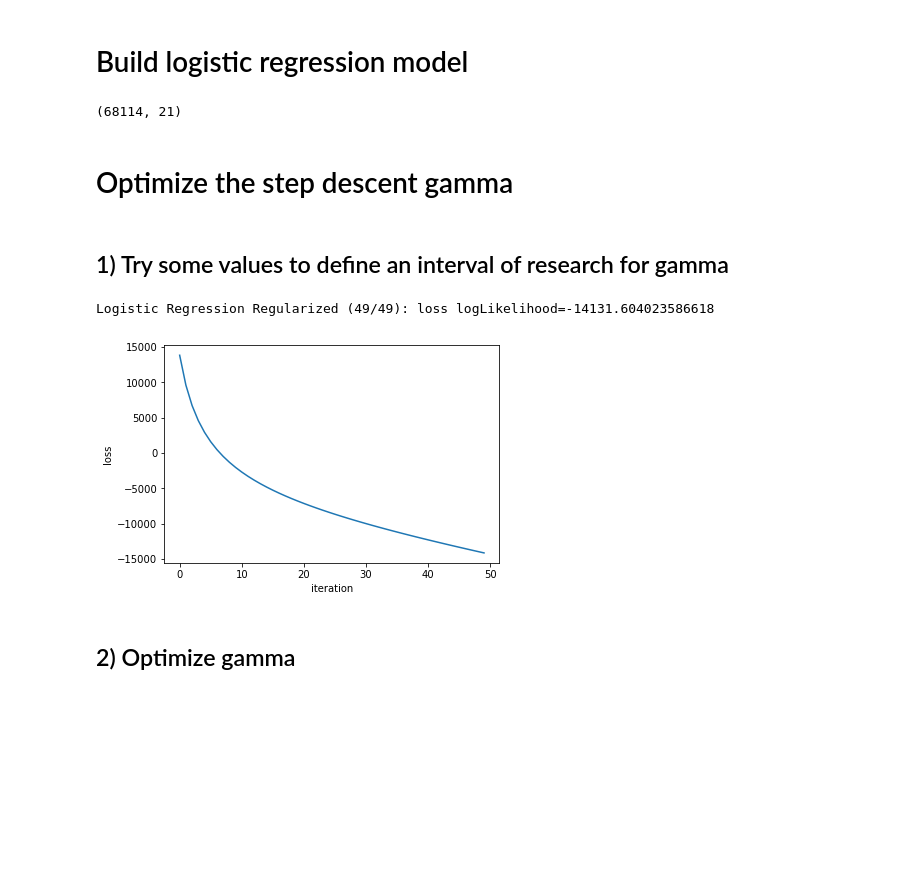
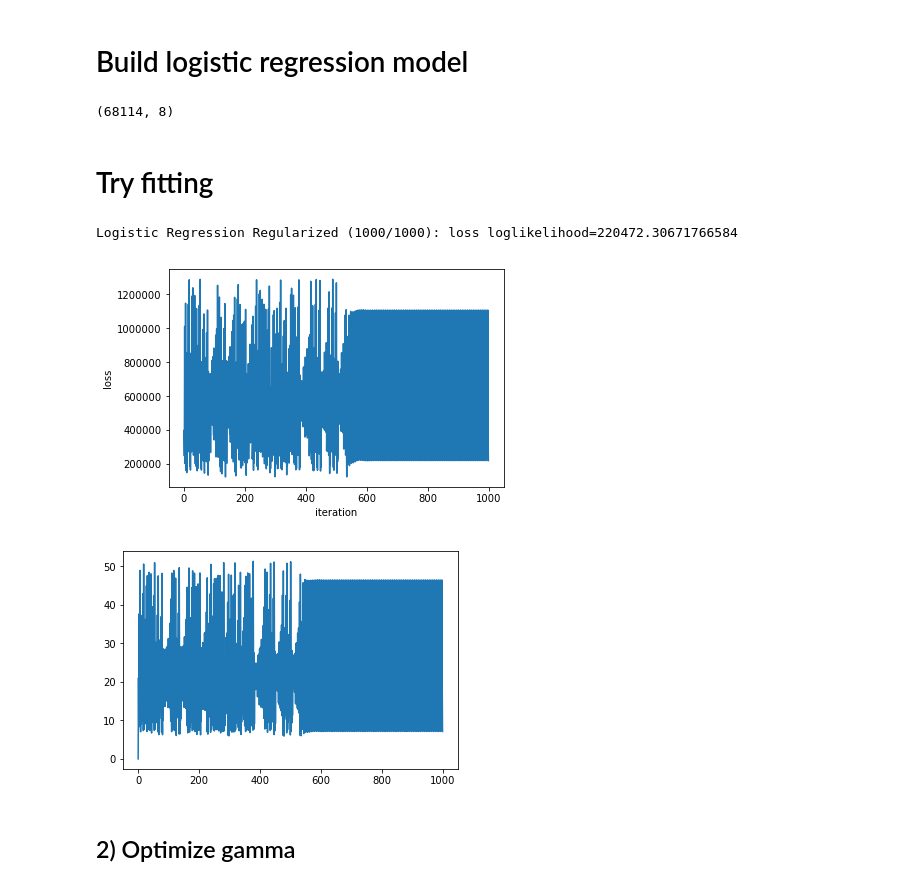
Before and after one commit to iricchi/Project1_ML, a Jupyter notebook: code/tom/t_logistic_regression.ipynb, the cells around one changed output. Drawn from its saved outputs; the diff is of its cells as text; code cells hidden in the pictures; blank space fills up the shorter version.

```diff
--- a/code/tom/t_logistic_regression.ipynb
+++ b/code/tom/t_logistic_regression.ipynb
@@ -26,13 +30,16 @@ X0, y = handle_outliers(input_data_raw, y_raw, -999, True)
 
 # standardize
 X0, mean_X0, std_X0 = standardize(X0)
+
+# set y in {0,1} instead of {-1,1}
+y[np.where(y==-1)]=0
 # %% [output]
 samples with -999 are removed from the dataset
 # %% [markdown]
 # Build logistic regression model
 # %%
 # choose the features
-ind_features = [12, 13, 1, 11, 22, 4, 19, 29, 16, 3, 23, 2, 7, 6, 21, 26, 18, 28, 9, 20, 14]
+ind_features = [12, 13, 1, 11, 22, 4, 19, 29]
 X = X0[:, ind_features]
 print(X.shape)
 
@@ -42,16 +49,17 @@ arg_lr['method'] = 'lr'
 arg_lr['loss'] = 'logLikelihood'
 arg_lr['method_minimization'] = 'gd' # 'gd' (gradient_descent) or 'newton'
 # %% [output]
-(68114, 21)
+(68114, 8)
-# %% [markdown]
-# Optimize the step descent gamma
-# %% [markdown]
-## 1) Try some values to define an interval of research for gamma
+# %% [markdown]
+# Try fitting
 # %%
+from build_poly import build_poly
+from implementations import reg_logistic_regression
+
 # input params
 degree = 1
-lambda_ = 0
-gamma = 1e-6
+lambda_ = 100
+gamma = 1e-4
 method = 'gd'
 
 # build polynomial basis function
@@ -59,20 +67,30 @@ phi = build_poly(X, degree)
 
 # optimization params
 initial_w = np.zeros(phi.shape[1])
-max_iters = 50
+max_iters = 1000
 
 # logistic regression
 w_tot, loss_tot = reg_logistic_regression(y, phi, initial_w, max_iters, gamma, method, lambda_)
-
-# plot results
-plt.figure()
-plt.plot(range(max_iters), loss_tot)
-plt.xlabel('iteration')
-plt.ylabel('loss')
-plt.show()
 # %% [output]
-Logistic Regression Regularized (49/49): loss logLikelihood=-14131.604023586618
+Logistic Regression Regularized (1000/1000): loss loglikelihood=220472.30671766584
-[figure, removed]
+# %%
+# plot results
+plt.figure()
+plt.plot(loss_tot)
+plt.xlabel('iteration')
+plt.ylabel('loss')
+plt.show()
+
+norm_w_tot = []
+for i in range(len(w_tot)):
+    norm_w_tot.append(np.linalg.norm(w_tot[i]))
+
+plt.figure()
+plt.plot(norm_w_tot)
+plt.show()
+# %% [output]
+[figure, added]
+[figure, added]
 # %% [markdown]
 ## 2) Optimize gamma
 # %%
```
Also changed, not shown: parts of 1 cell of this notebook.
